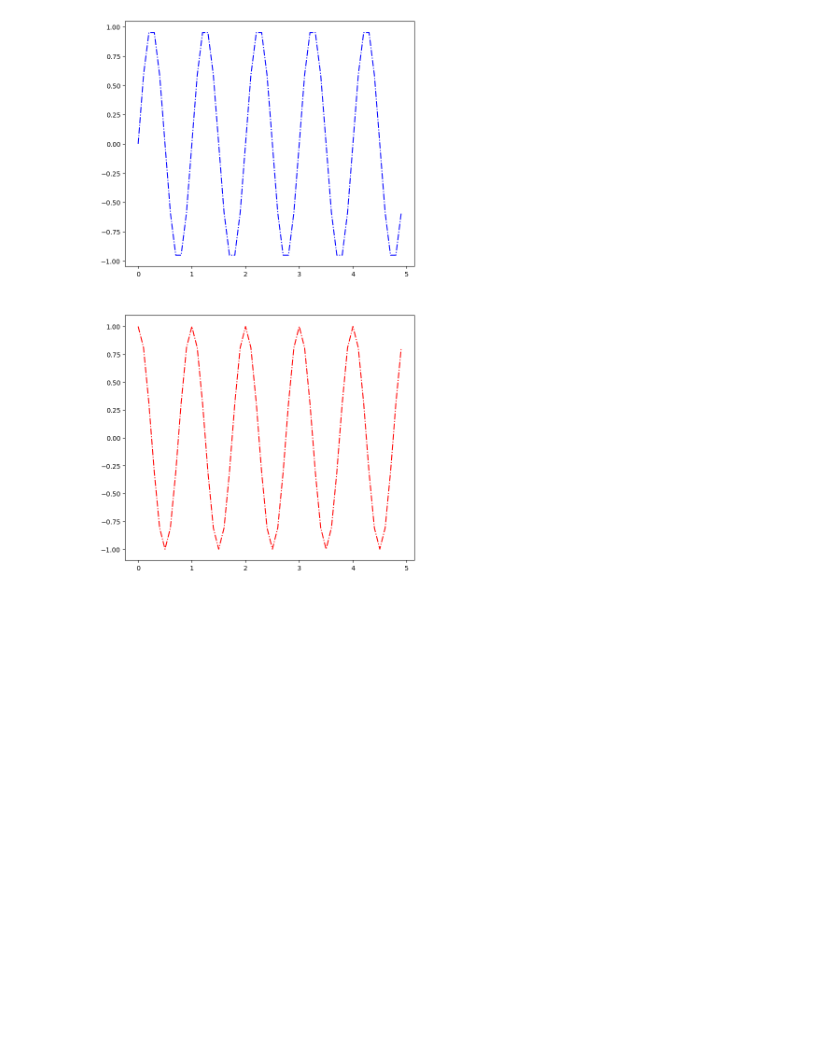
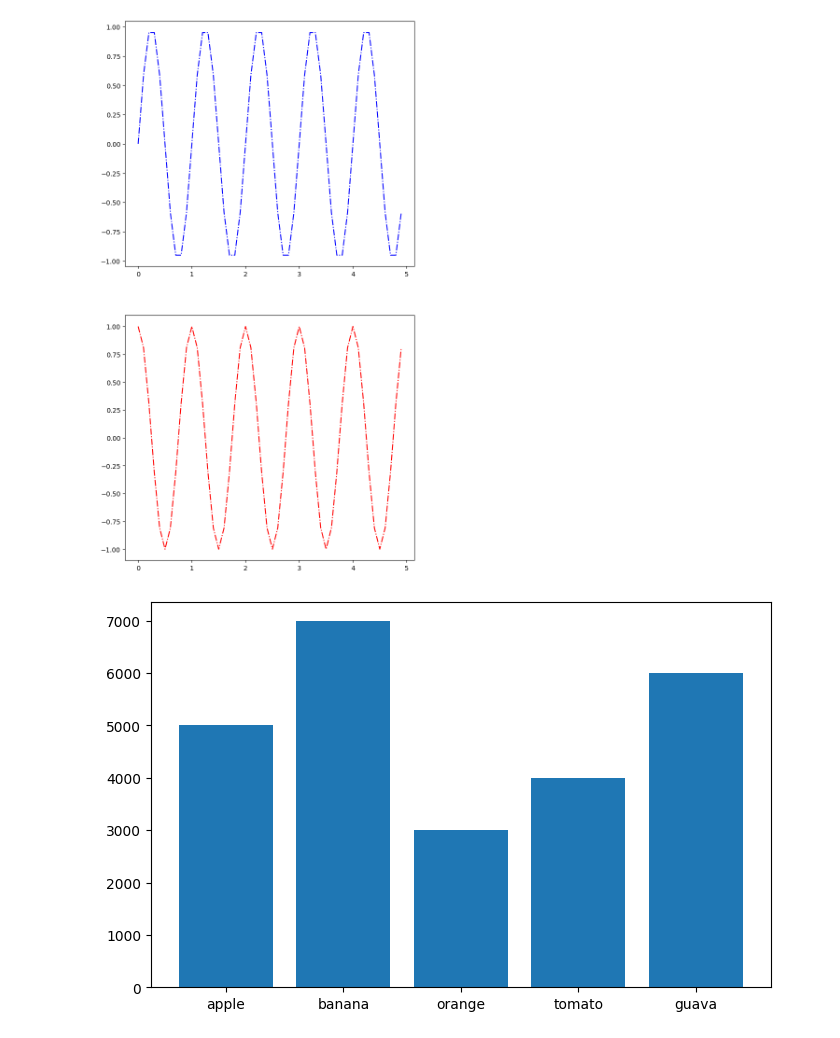
Before and after one commit to WayneChou-bot/__2024_07_29_AI_1_3__, a Jupyter notebook: Lesson14/Lesson14_2.ipynb, the cells around one changed output. Cells and saved outputs as stored; diff of their text form; code cells hidden in the pictures; blank space fills up the shorter version.

```diff
--- a/Lesson14/Lesson14_2.ipynb
+++ b/Lesson14/Lesson14_2.ipynb
@@ -14,3 +14,15 @@ axes2.plot(t,y2,"r-.")
 plt.show()
 # %% [output]
 [figure]
+# %%
+import numpy as np
+import matplotlib.pyplot as plt
+
+index = ["apple", "banana", "orange", "tomato", "guava"]
+values = np.array([5, 7, 3, 4, 6]) *1000
+figure = plt.figure(figsize=(8, 5))
+axes = figure.add_subplot(1,1,1)
+axes.bar(index, values)
+plt.show()
+# %% [output]
+[figure, added]
```
